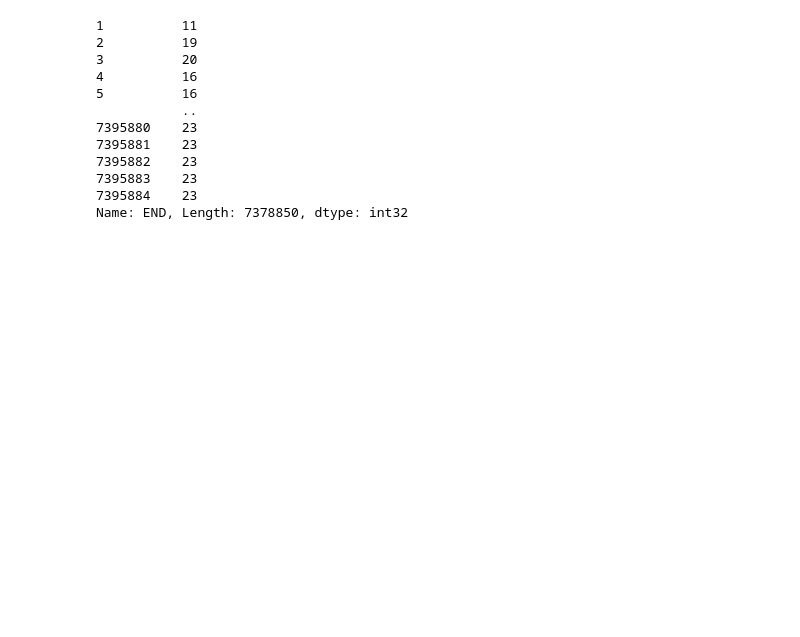
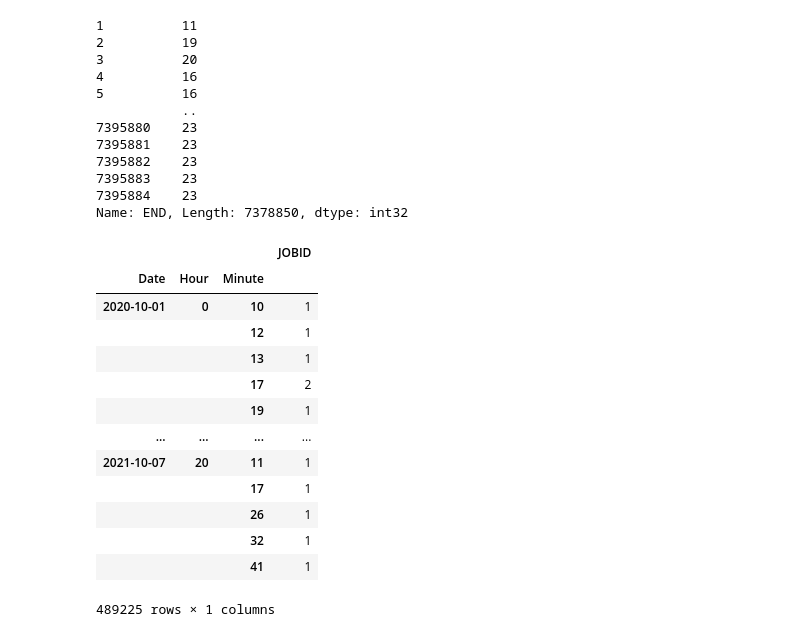
Before and after one commit to nss-data-science-cohort-8/accre-pumpkin-pie, a Jupyter notebook: notebooks/ZH_Sched_Failure_Modeling.ipynb, the cells around one changed output. Saved outputs shown, nothing was run; the diff lists cells and outputs as text; code cells hidden in the pictures; blank space fills up the shorter version.

Commit message:
Updated with Minute to Minute detail and Added Average Memory Usage

```diff
--- a/notebooks/ZH_Sched_Failure_Modeling.ipynb
+++ b/notebooks/ZH_Sched_Failure_Modeling.ipynb
@@ -312,3 +380,23 @@ jobs_filtered['END'].dt.hour
 7395883    23
 7395884    23
 Name: END, Length: 7378850, dtype: int32
+# %%
+typical_minute_count = jobs_filtered.groupby([jobs_filtered['END'].dt.date, jobs_filtered['END'].dt.hour, jobs_filtered['END'].dt.minute]).agg({'JOBID':'count'})
+typical_minute_count.index.names = ['Date', 'Hour','Minute']
+# %%
+typical_minute_count
+# %% [output]
+|  |  |  | JOBID |
+| Date | Hour | Minute |  |
+| 2020-10-01 | 0 | 10 | 1 |
+|  |  | 12 | 1 |
+|  |  | 13 | 1 |
+|  |  | 17 | 2 |
+|  |  | 19 | 1 |
+| ... | ... | ... | ... |
+| 2021-10-07 | 20 | 11 | 1 |
+|  |  | 17 | 1 |
+|  |  | 26 | 1 |
+|  |  | 32 | 1 |
+|  |  | 41 | 1 |
+489225 rows × 1 columns
```
Also changed, not shown: parts of 21 cells of this notebook.
